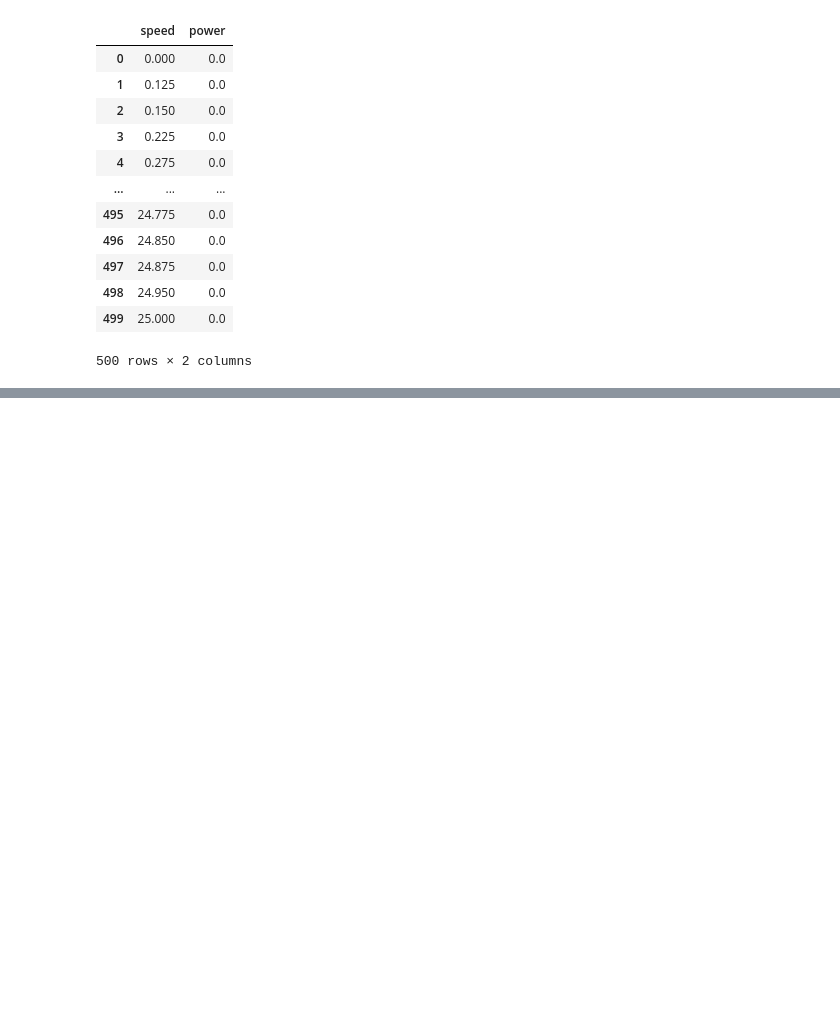
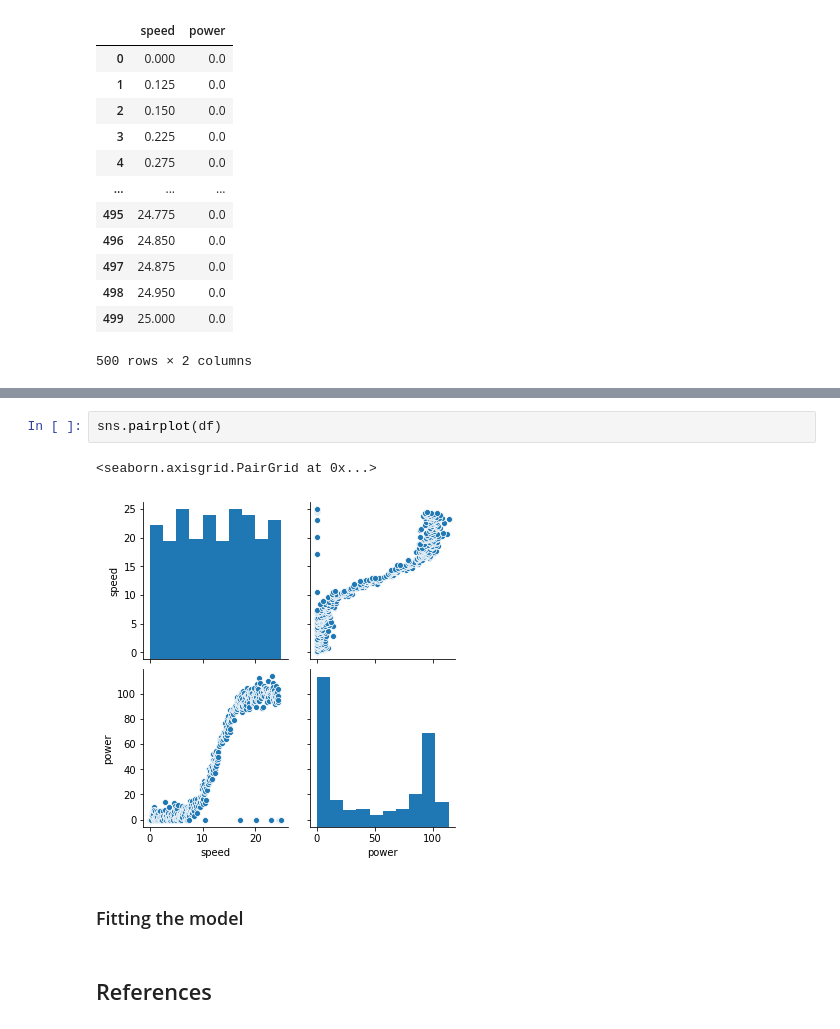
Before and after one commit to caroltreacy/fundamentals-project-2020, a Jupyter notebook: Project 2020 - powerproduction.ipynb, the cells around one changed output, grey strips where cells are left out. Saved outputs shown, nothing was run; the diff lists cells and outputs as text; blank space fills up the shorter version.

```diff
--- a/Project 2020 - powerproduction.ipynb
+++ b/Project 2020 - powerproduction.ipynb
@@ -101,0 +233,9 @@ https://realpython.com/linear-regression-in-python/#what-is-regression
+# %%
+sns.pairplot(df)
+# %% [output]
+<seaborn.axisgrid.PairGrid at 0x...>
+[figure, added]
+# %% [markdown]
+### Fitting the model
+# %% [markdown]
+## References
```
Also changed, not shown: parts of 42 cells of this notebook, 1 other file.
